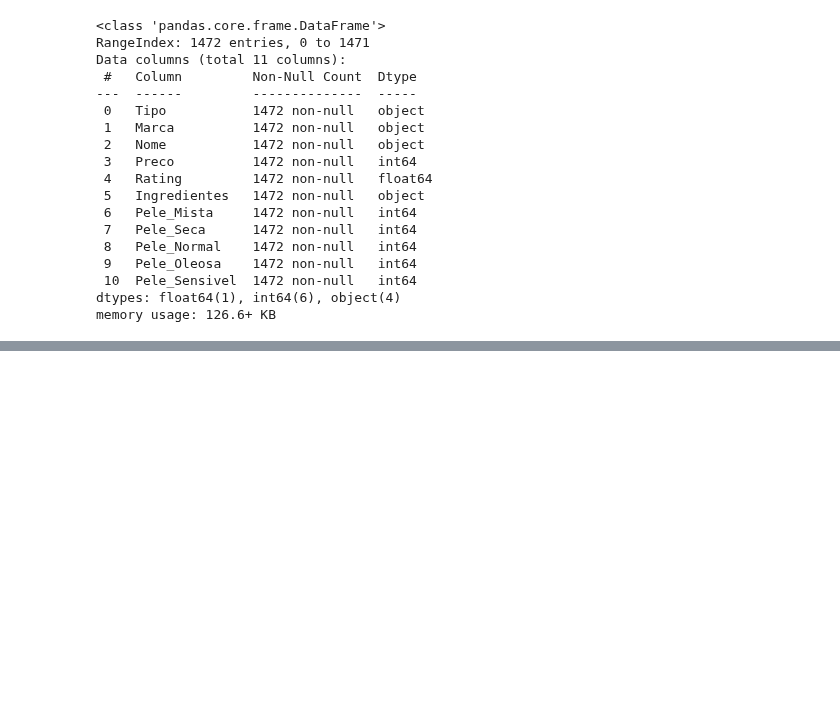
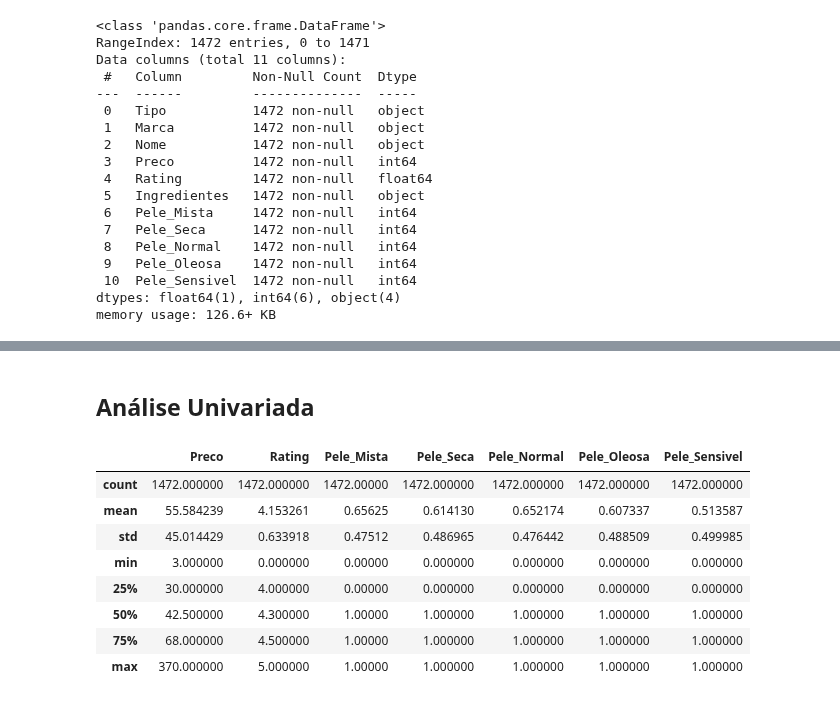
Before and after one commit to rocketseat-education/Desenvolvimento-de-IA, a Jupyter notebook: ia-para-produtos-tsne/tsne_cosmeticos.ipynb, the cells around one changed output, grey strips where cells are left out. Cells and saved outputs as stored; diff of their text form; code cells hidden in the pictures; blank space fills up the shorter version.

Commit message:
Algoritmos não supervisionados - t-SNE - Análise Exploratória de Dados, Análise Univariada - parte 1

```diff
--- a/ia-para-produtos-tsne/tsne_cosmeticos.ipynb
+++ b/ia-para-produtos-tsne/tsne_cosmeticos.ipynb
@@ -66,0 +106,15 @@ df_cosmeticos.tail(10)
+# %% [markdown]
+## Análise Univariada
+# %%
+# Estatísticas das variaveis
+df_cosmeticos.describe()
+# %% [output]
+|  | Preco | Rating | Pele_Mista | Pele_Seca | Pele_Normal | Pele_Oleosa | Pele_Sensivel |
+| count | 1472.000000 | 1472.000000 | 1472.00000 | 1472.000000 | 1472.000000 | 1472.000000 | 1472.000000 |
+| mean | 55.584239 | 4.153261 | 0.65625 | 0.614130 | 0.652174 | 0.607337 | 0.513587 |
+| std | 45.014429 | 0.633918 | 0.47512 | 0.486965 | 0.476442 | 0.488509 | 0.499985 |
+| min | 3.000000 | 0.000000 | 0.00000 | 0.000000 | 0.000000 | 0.000000 | 0.000000 |
+| 25% | 30.000000 | 4.000000 | 0.00000 | 0.000000 | 0.000000 | 0.000000 | 0.000000 |
+| 50% | 42.500000 | 4.300000 | 1.00000 | 1.000000 | 1.000000 | 1.000000 | 1.000000 |
+| 75% | 68.000000 | 4.500000 | 1.00000 | 1.000000 | 1.000000 | 1.000000 | 1.000000 |
+| max | 370.000000 | 5.000000 | 1.00000 | 1.000000 | 1.000000 | 1.000000 | 1.000000 |
```
Also changed, not shown: parts of 9 cells of this notebook.
